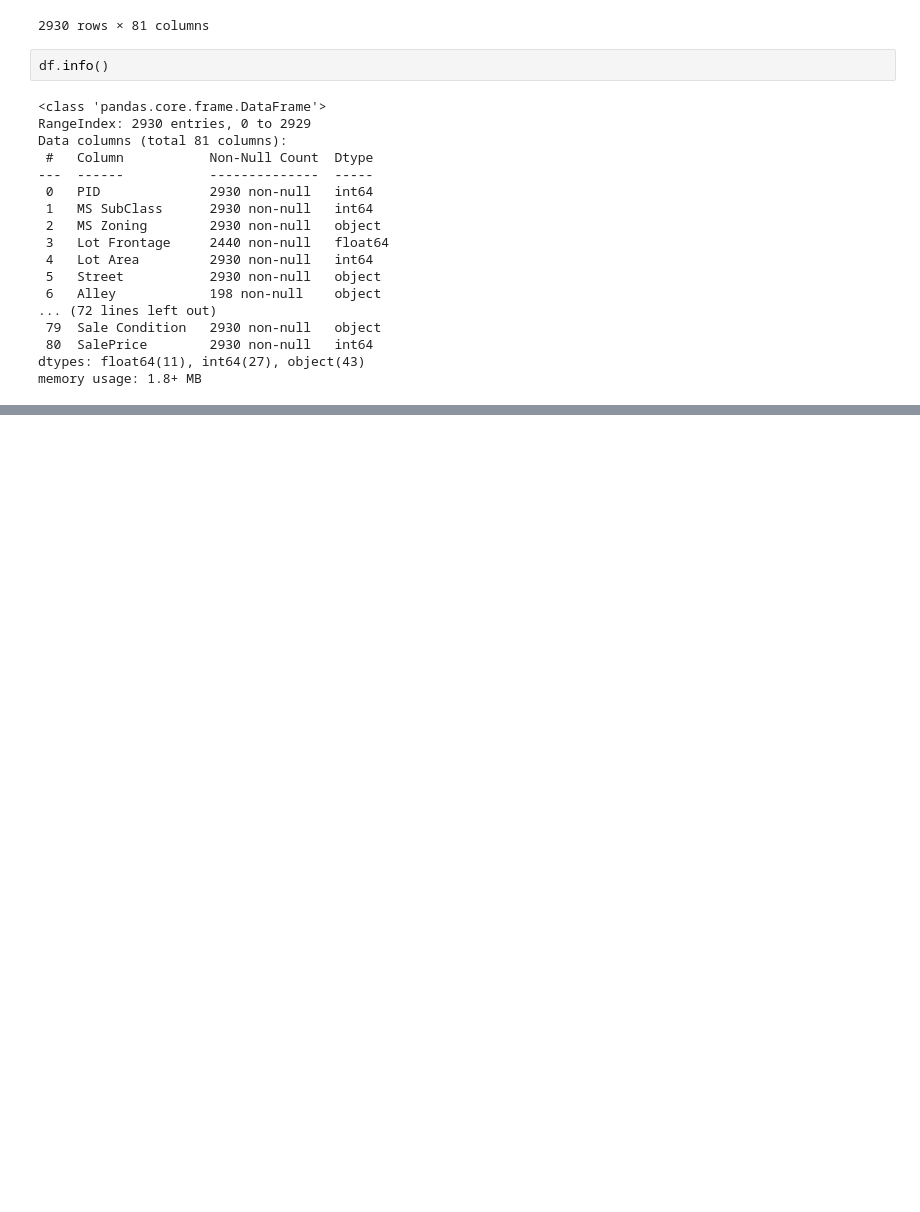
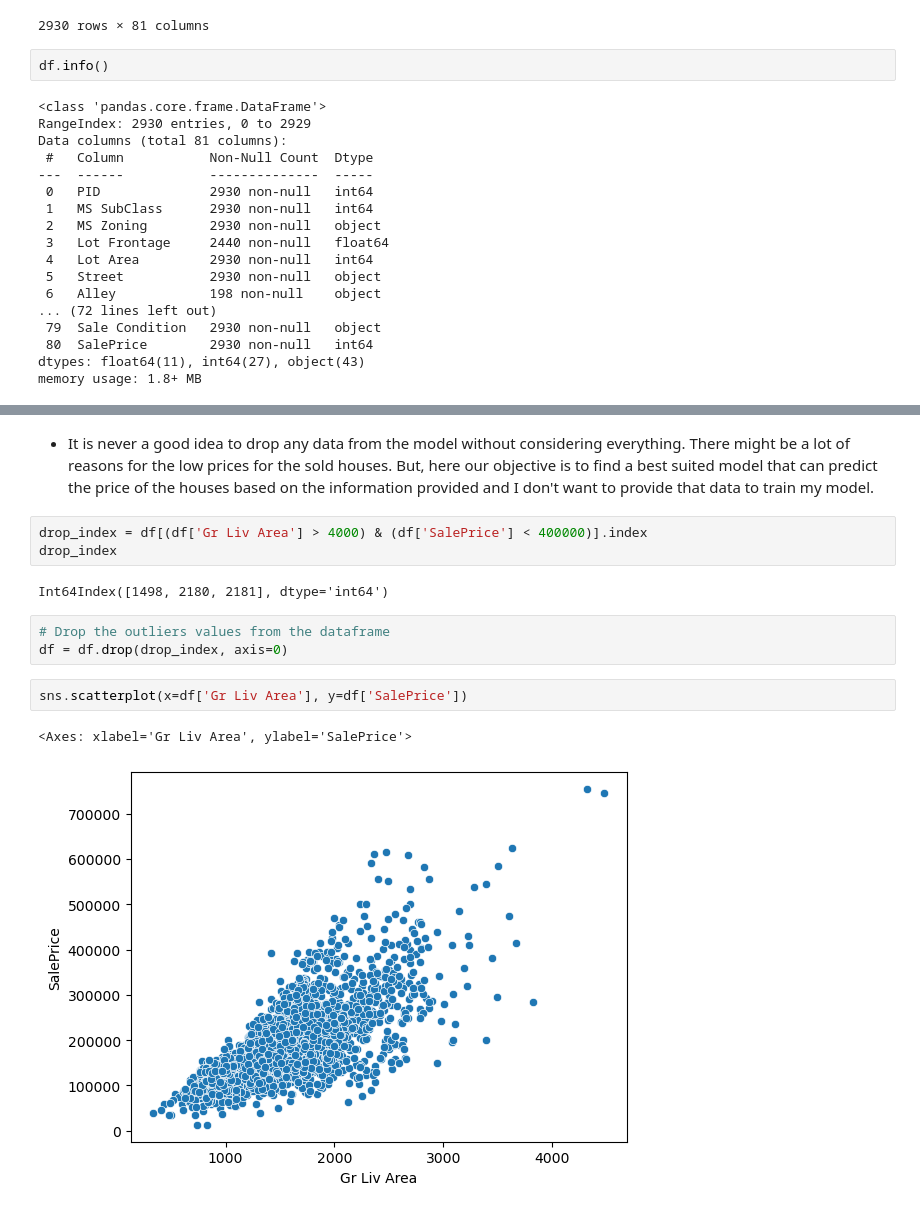
Before and after one commit to savan2508/Jupyter-Notebooks, a Jupyter notebook: Machine Learning/Ames_housing_model.ipynb, the cells around one changed output, grey strips where cells are left out. Saved outputs shown, nothing was run; the diff lists cells and outputs as text; blank space fills up the shorter version.

```diff
--- a/Machine Learning/Ames_housing_model.ipynb
+++ b/Machine Learning/Ames_housing_model.ipynb
@@ -43,0 +104,15 @@ memory usage: 1.8+ MB
+# %% [markdown]
+* It is never a good idea to drop any data from the model without considering everything. There might be a lot of reasons for the low prices for the sold houses. But, here our objective is to find a best suited model that can predict the price of the houses based on the information provided and I don't want to provide that data to train my model.
+# %%
+drop_index = df[(df['Gr Liv Area'] > 4000) & (df['SalePrice'] < 400000)].index
+drop_index
+# %% [output]
+Int64Index([1498, 2180, 2181], dtype='int64')
+# %%
+# Drop the outliers values from the dataframe
+df = df.drop(drop_index, axis=0)
+# %%
+sns.scatterplot(x=df['Gr Liv Area'], y=df['SalePrice'])
+# %% [output]
+<Axes: xlabel='Gr Liv Area', ylabel='SalePrice'>
+[figure, added]
```
Also changed, not shown: parts of 49 cells of this notebook, 1 other file.
